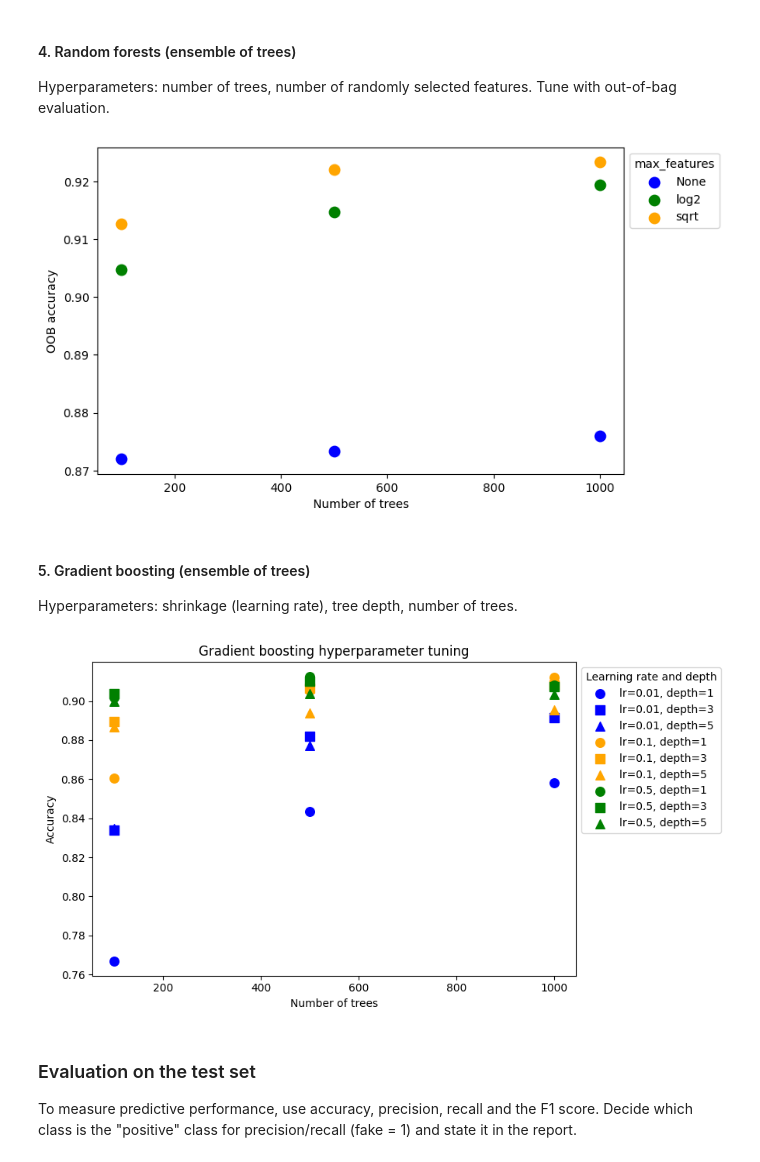
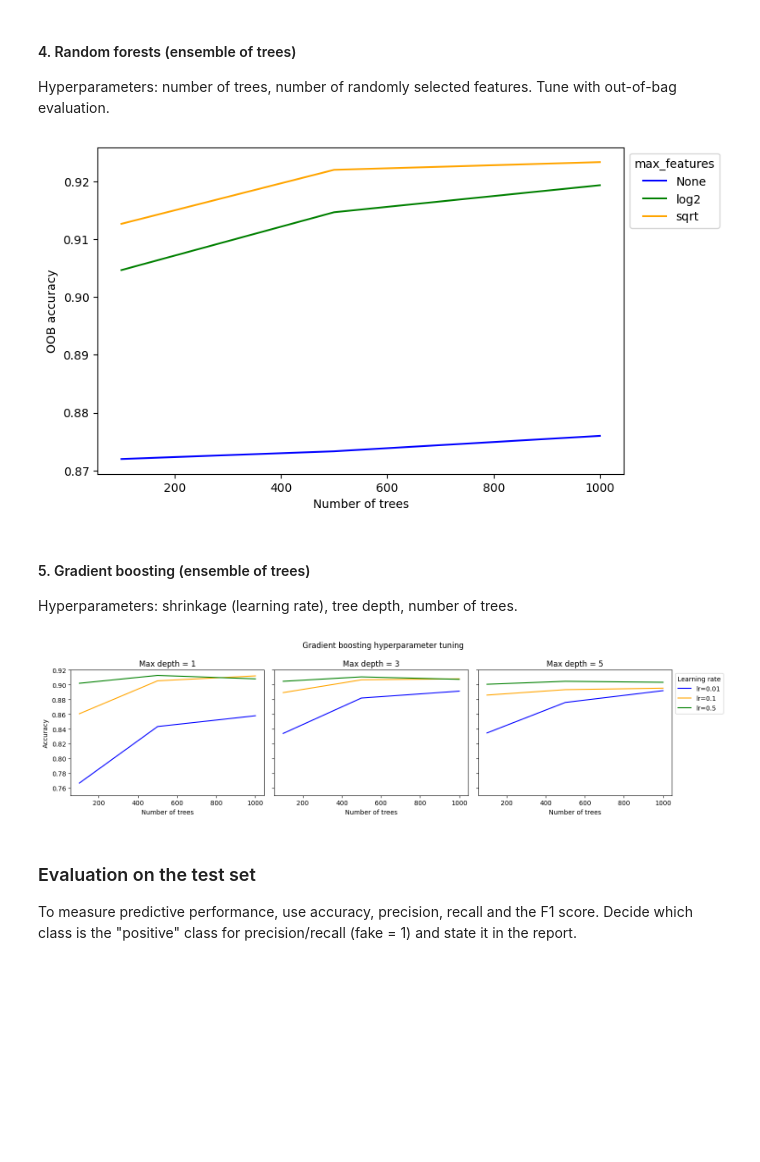
Before and after one commit to AlePesenti/Data-Mining-2026, a Jupyter notebook: DataMining.ipynb, the cells around one changed output. Drawn from its saved outputs; the diff is of its cells as text; code cells hidden in the pictures; blank space fills up the shorter version.

Commit message:
update graphs rf, gb

```diff
--- a/DataMining.ipynb
+++ b/DataMining.ipynb
@@ -402,12 +402,11 @@ colors = {"None": "blue", "sqrt": "orange", "log2": "green"}
 fig, ax = plt.subplots(figsize=(8, 5))
 
 for setting, group in rf_results_df.groupby("max_features"):
-    ax.scatter(
+    ax.plot(
         group["n_estimators"],
         group["oob_accuracy"],
         color=colors[setting],
-        label=setting,
-        s=80,
+        label=setting
     )
 
 ax.set_xlabel("Number of trees")
@@ -415,7 +414,7 @@ ax.set_ylabel("OOB accuracy")
 ax.legend(title="max_features", bbox_to_anchor=(1, 1))
 plt.show()
 # %% [output]
-[figure, old version]
+[figure, new version]
 # %% [markdown]
 #### 5. Gradient boosting (ensemble of trees)
 Hyperparameters: shrinkage (learning rate), tree depth, number of trees.
@@ -438,28 +437,42 @@ grid_search.fit(train_bow, y_train)
 grad_results_df = pd.DataFrame(grid_search.cv_results_)[["param_n_estimators", "param_learning_rate", "param_max_depth", "mean_test_score"]]
 # %%
 colors = {0.01: "blue", 0.1: "orange", 0.5: "green"}
-markers = {1: "o", 3: "s", 5: "^"}
+depths = sorted(grad_results_df["param_max_depth"].unique())
 
-fig, ax = plt.subplots(figsize=(9, 5))
+fig, axes = plt.subplots(
+    1, len(depths),
+    figsize=(15, 4),
+    sharex=True,
+    sharey=True,
+    squeeze=False,
+)
 
-for (lr, depth), group in grad_results_df.groupby(["param_learning_rate", "param_max_depth"]):
-    ax.scatter(
-        group["param_n_estimators"],
-        group["mean_test_score"],
-        color=colors[lr],
-        marker=markers[depth],
-        label=f"lr={lr}, depth={depth}",
-        s=70,
-    )
+for ax, depth in zip(axes.flat, depths):
+    depth_results = grad_results_df[
+        grad_results_df["param_max_depth"] == depth
+    ]
 
-ax.set_xlabel("Number of trees")
-ax.set_ylabel("Accuracy")
-ax.set_title("Gradient boosting hyperparameter tuning")
-ax.legend(title="Learning rate and depth", bbox_to_anchor=(1, 1))
+    for lr, group in depth_results.groupby("param_learning_rate"):
+        group = group.sort_values("param_n_estimators")
+
+        ax.plot(
+            group["param_n_estimators"],
+            group["mean_test_score"],
+            color=colors[lr],
+            label=f"lr={lr}"
+        )
+
+    ax.set_title(f"Max depth = {depth}")
+    ax.set_xlabel("Number of trees")
+
+axes[0, 0].set_ylabel("Accuracy")
+axes[0, -1].legend(title="Learning rate", bbox_to_anchor=(1, 1))
+axes[0, 0].set_ylim(0.75, 0.92)
+fig.suptitle("Gradient boosting hyperparameter tuning")
 fig.tight_layout()
 plt.show()
 # %% [output]
-[figure, old version]
+[figure, new version]
 # %% [markdown]
 ### Evaluation on the test set
 
```
Also changed, not shown: parts of 1 cell of this notebook.
